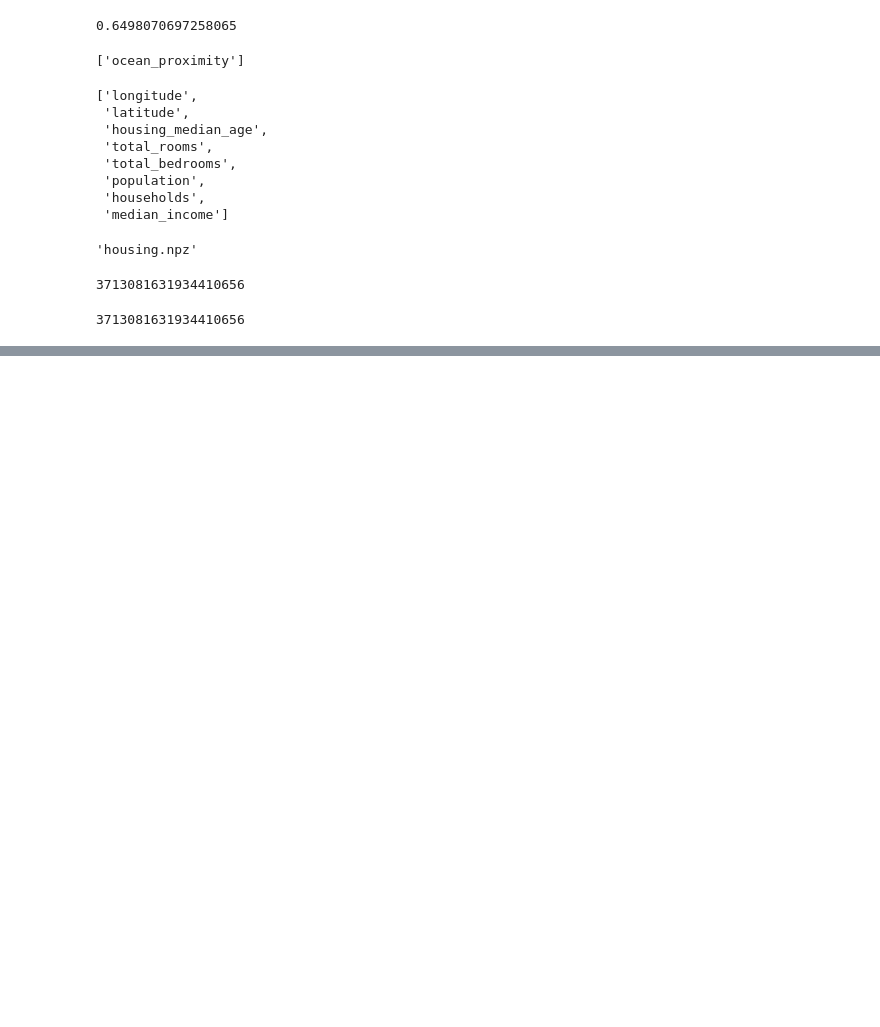
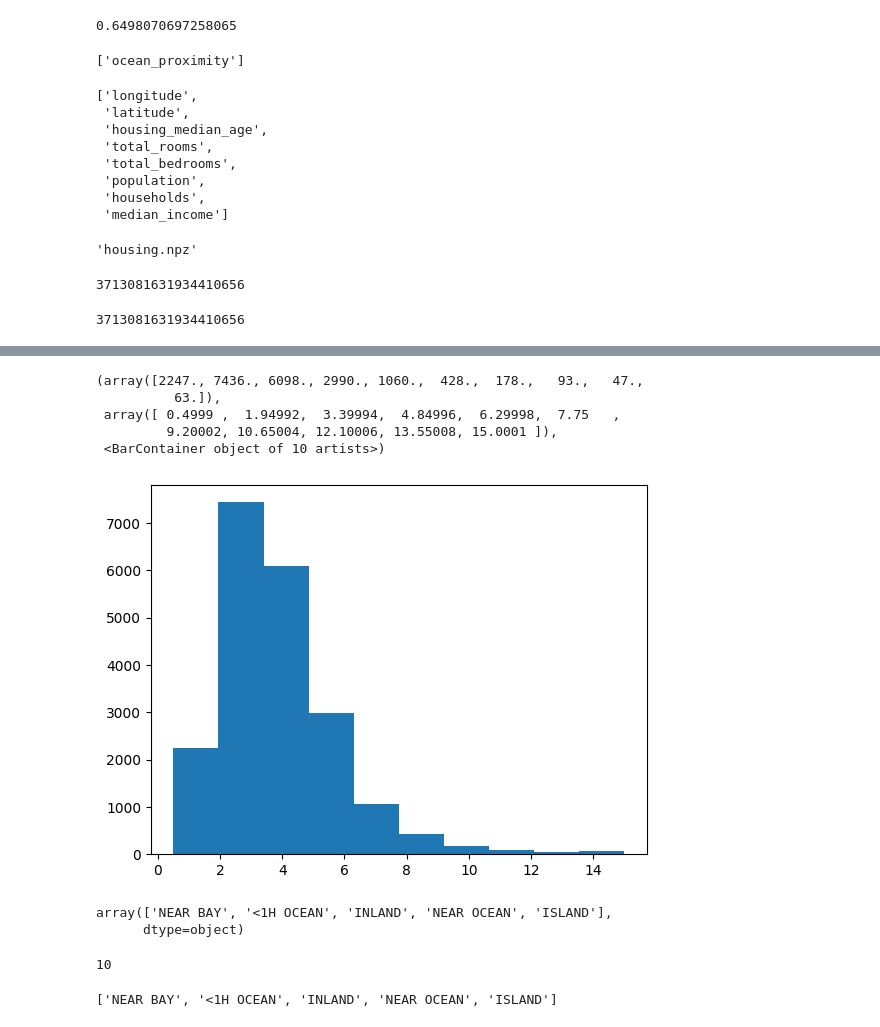
Before and after one commit to Vinayakmane47/House-price-prediction-mlops, a Jupyter notebook: notebook/EDA.ipynb, the cells around one changed output, grey strips where cells are left out. Drawn from its saved outputs; the diff is of its cells as text; code cells hidden in the pictures; blank space fills up the shorter version.

```diff
--- a/notebook/EDA.ipynb
+++ b/notebook/EDA.ipynb
@@ -274,0 +313,7 @@ NameError: name 'raw_input' is not defined
+# %%
+path = r"C:\Users\manev\Desktop\iNeuron\dataset\housing.csv"
+# %%
+import pandas as pd
+import numpy as np
+df = pd.read_csv(path)
+df.head()
@@ -274,0 +327,5 @@ NameError: name 'raw_input' is not defined
+# %%
+df["income_cat"] = pd.cut(
+            df["median_income"],
+            bins=[0.0, 1.5, 3.0, 4.5, 6.0, np.inf],
+            labels=[1,2,3,4,5])
@@ -274,0 +341,24 @@ NameError: name 'raw_input' is not defined
+# %%
+import matplotlib.pyplot as plt
+plt.hist(df["median_income"])
+# %% [output]
+(array([2247., 7436., 6098., 2990., 1060.,  428.,  178.,   93.,   47.,
+          63.]),
+ array([ 0.4999 ,  1.94992,  3.39994,  4.84996,  6.29998,  7.75   ,
+         9.20002, 10.65004, 12.10006, 13.55008, 15.0001 ]),
+ <BarContainer object of 10 artists>)
+[figure, added]
+# %%
+df["ocean_proximity"].unique()
+# %% [output]
+array(['NEAR BAY', '<1H OCEAN', 'INLAND', 'NEAR OCEAN', 'ISLAND'],
+      dtype=object)
+# %%
+
+df.shape[1]
+# %% [output]
+10
+# %%
+list(df["ocean_proximity"].unique())
+# %% [output]
+['NEAR BAY', '<1H OCEAN', 'INLAND', 'NEAR OCEAN', 'ISLAND']
```
Also changed, not shown: parts of 29 cells of this notebook, 23 other files.
